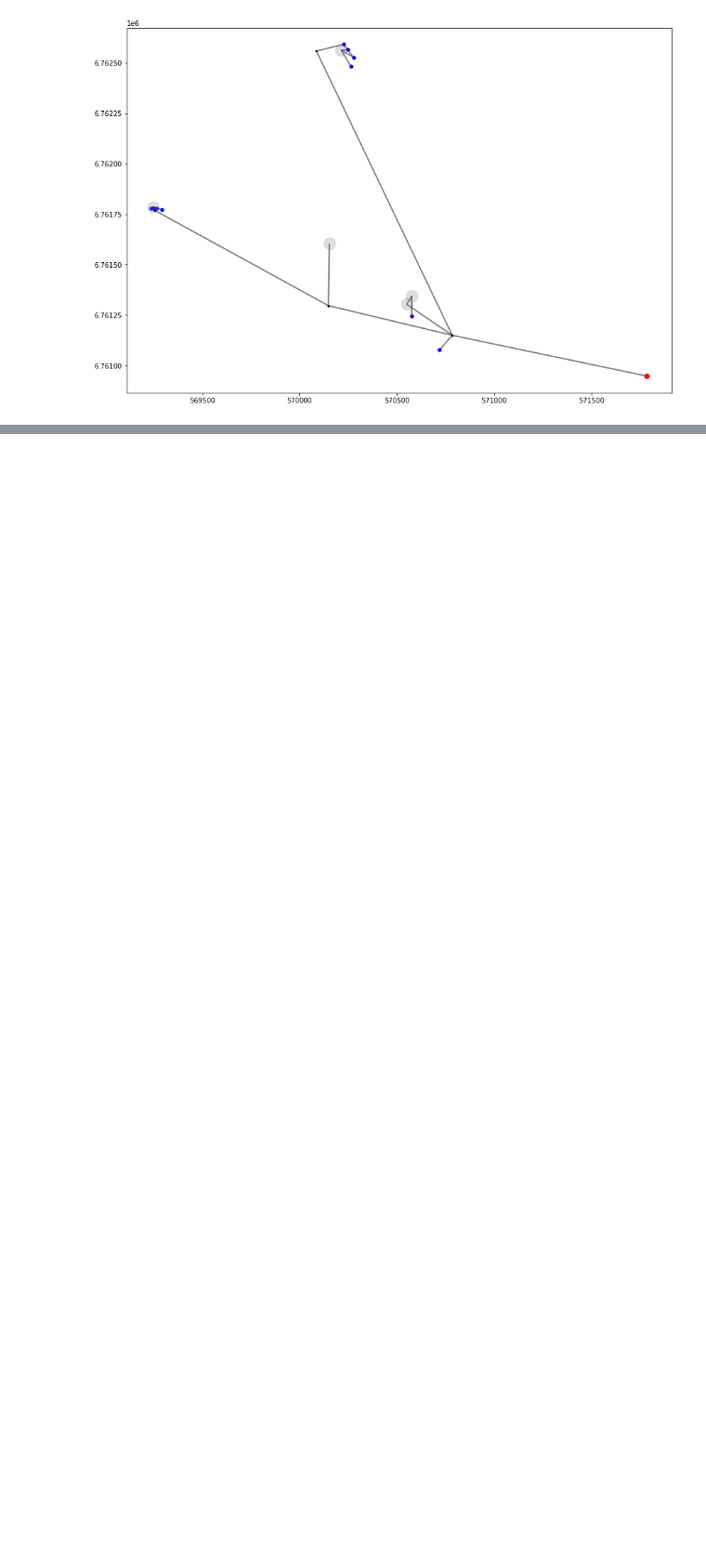
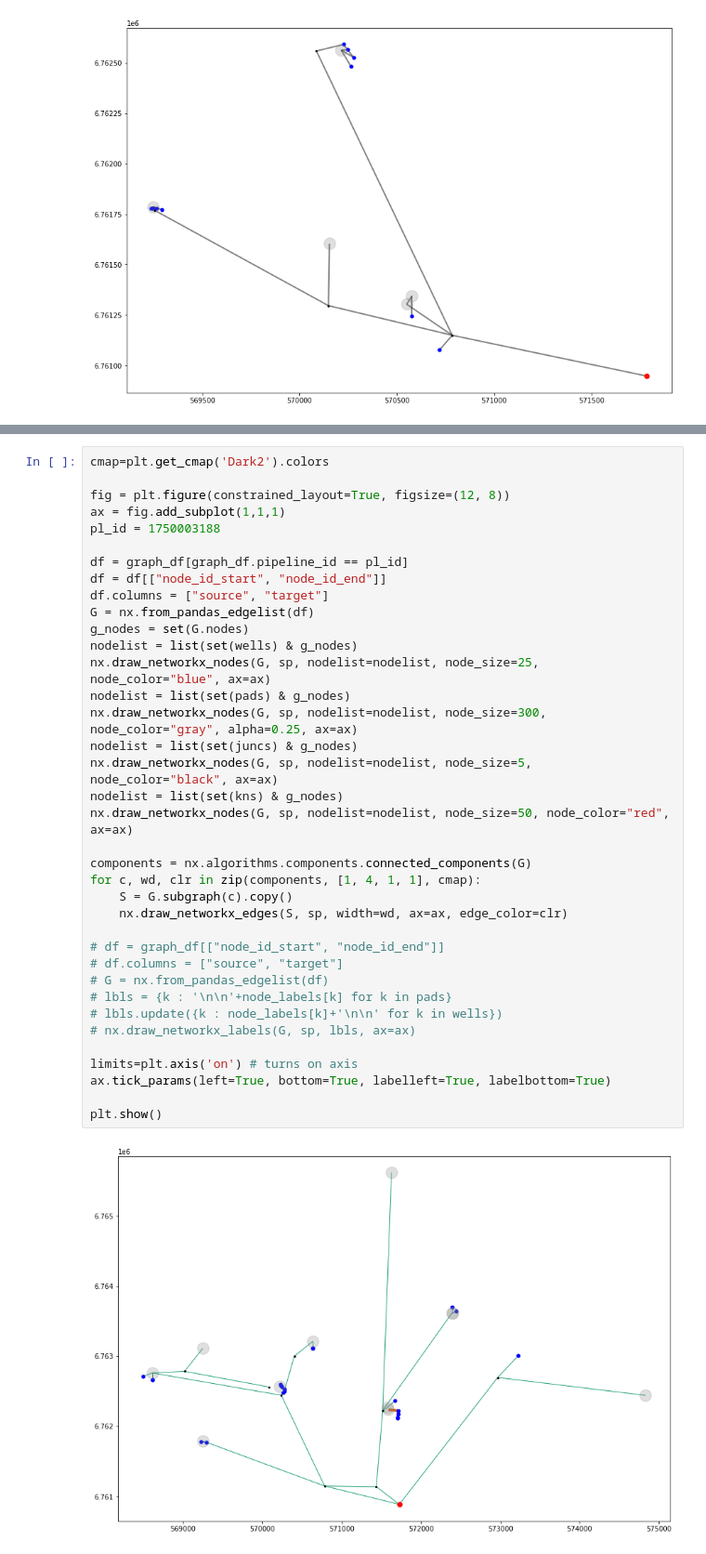
Before and after one commit to DenisYabl/PipesHydraulic, a Jupyter notebook: code/view_pipelines.ipynb, the cells around one changed output, grey strips where cells are left out. Shown at 93% size. Drawn from its saved outputs; the diff is of its cells as text; blank space fills up the shorter version.

Commit message:
viewer, connected components

```diff
--- a/code/view_pipelines.ipynb
+++ b/code/view_pipelines.ipynb
@@ -270,0 +322,39 @@ plt.show()
+# %%
+cmap=plt.get_cmap('Dark2').colors
+
+fig = plt.figure(constrained_layout=True, figsize=(12, 8))
+ax = fig.add_subplot(1,1,1)
+pl_id = 1750003188
+
+df = graph_df[graph_df.pipeline_id == pl_id]
+df = df[["node_id_start", "node_id_end"]]
+df.columns = ["source", "target"]
+G = nx.from_pandas_edgelist(df)
+g_nodes = set(G.nodes)
+nodelist = list(set(wells) & g_nodes)
+nx.draw_networkx_nodes(G, sp, nodelist=nodelist, node_size=25, node_color="blue", ax=ax)
+nodelist = list(set(pads) & g_nodes)
+nx.draw_networkx_nodes(G, sp, nodelist=nodelist, node_size=300, node_color="gray", alpha=0.25, ax=ax)
+nodelist = list(set(juncs) & g_nodes)
+nx.draw_networkx_nodes(G, sp, nodelist=nodelist, node_size=5, node_color="black", ax=ax)
+nodelist = list(set(kns) & g_nodes)
+nx.draw_networkx_nodes(G, sp, nodelist=nodelist, node_size=50, node_color="red", ax=ax)
+
+components = nx.algorithms.components.connected_components(G)
+for c, wd, clr in zip(components, [1, 4, 1, 1], cmap):
+    S = G.subgraph(c).copy()
+    nx.draw_networkx_edges(S, sp, width=wd, ax=ax, edge_color=clr)
+
+# df = graph_df[["node_id_start", "node_id_end"]]
+# df.columns = ["source", "target"]
+# G = nx.from_pandas_edgelist(df)
+# lbls = {k : '\n\n'+node_labels[k] for k in pads}
+# lbls.update({k : node_labels[k]+'\n\n' for k in wells})
+# nx.draw_networkx_labels(G, sp, lbls, ax=ax)
+
+limits=plt.axis('on') # turns on axis
+ax.tick_params(left=True, bottom=True, labelleft=True, labelbottom=True)
+
+plt.show()
+# %% [output]
+[figure, added]
```
Also changed, not shown: parts of 8 cells of this notebook.
